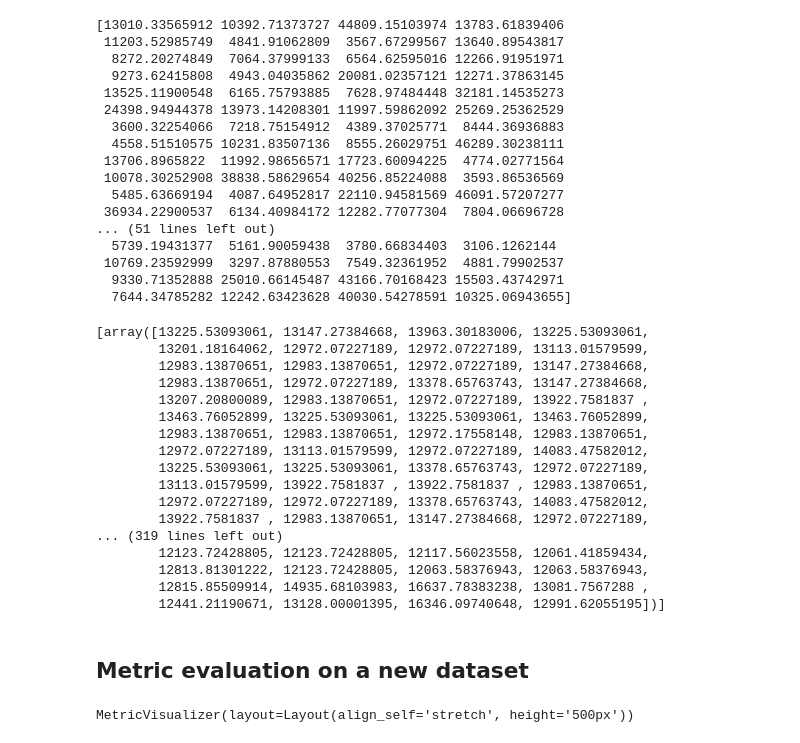
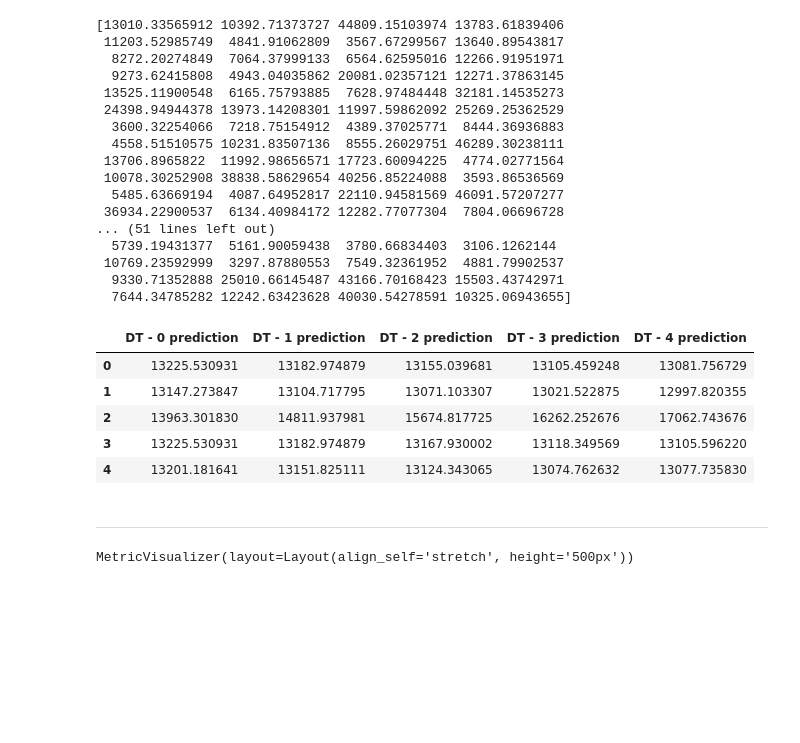
Before and after one commit to Shriram-Vibhute/CampusX-DSMP2.0, a Jupyter notebook: Machine Learning/Ensemble Techniques/Boosting/CatBoost/catboost regression.ipynb, the cells around one changed output. Drawn from its saved outputs; the diff is of its cells as text; code cells hidden in the pictures; blank space fills up the shorter version.

```diff
--- a/Machine Learning/Ensemble Techniques/Boosting/CatBoost/catboost regression.ipynb
+++ b/Machine Learning/Ensemble Techniques/Boosting/CatBoost/catboost regression.ipynb
@@ -448,23 +446,17 @@ for prediction in model.staged_predict(ntree_end=5, data=X_test):
-# %%
-predictions
-# %% [output]
-[array([13225.53093061, 13147.27384668, 13963.30183006, 13225.53093061,
-        13201.18164062, 12972.07227189, 12972.07227189, 13113.01579599,
-        12983.13870651, 12983.13870651, 12972.07227189, 13147.27384668,
-        12983.13870651, 12972.07227189, 13378.65763743, 13147.27384668,
-        13207.20800089, 12983.13870651, 12972.07227189, 13922.7581837 ,
-        13463.76052899, 13225.53093061, 13225.53093061, 13463.76052899,
-        12983.13870651, 12983.13870651, 12972.17558148, 12983.13870651,
-        12972.07227189, 13113.01579599, 12972.07227189, 14083.47582012,
-        13225.53093061, 13225.53093061, 13378.65763743, 12972.07227189,
-        13113.01579599, 13922.7581837 , 13922.7581837 , 12983.13870651,
-        12972.07227189, 12972.07227189, 13378.65763743, 14083.47582012,
-        13922.7581837 , 12983.13870651, 13147.27384668, 12972.07227189,
-... (319 lines left out)
-        12123.72428805, 12123.72428805, 12117.56023558, 12061.41859434,
-        12813.81301222, 12123.72428805, 12063.58376943, 12063.58376943,
-        12815.85509914, 14935.68103983, 16637.78383238, 13081.7567288 ,
-        12441.21190671, 13128.00001395, 16346.09740648, 12991.62055195])]
-# %% [markdown]
-## Metric evaluation on a new dataset
+# %%
+# You can also get the prediction of intermediate trees
+predictions = []
+for prediction in model.staged_predict(ntree_end=5, data=X_test): # For 1st 5 tree the prediction is
+    predictions.append(prediction)
+
+pd.DataFrame({f"DT - {i} prediction" : predictions[i] for i in range(len(predictions))}).head()
+# %% [output]
+|  | DT - 0 prediction | DT - 1 prediction | DT - 2 prediction | DT - 3 prediction | DT - 4 prediction |
+| 0 | 13225.530931 | 13182.974879 | 13155.039681 | 13105.459248 | 13081.756729 |
+| 1 | 13147.273847 | 13104.717795 | 13071.103307 | 13021.522875 | 12997.820355 |
+| 2 | 13963.301830 | 14811.937981 | 15674.817725 | 16262.252676 | 17062.743676 |
+| 3 | 13225.530931 | 13182.974879 | 13167.930002 | 13118.349569 | 13105.596220 |
+| 4 | 13201.181641 | 13151.825111 | 13124.343065 | 13074.762632 | 13077.735830 |
+# %% [markdown]
+---
 # %%
```
Also changed, not shown: parts of 22 cells of this notebook.
